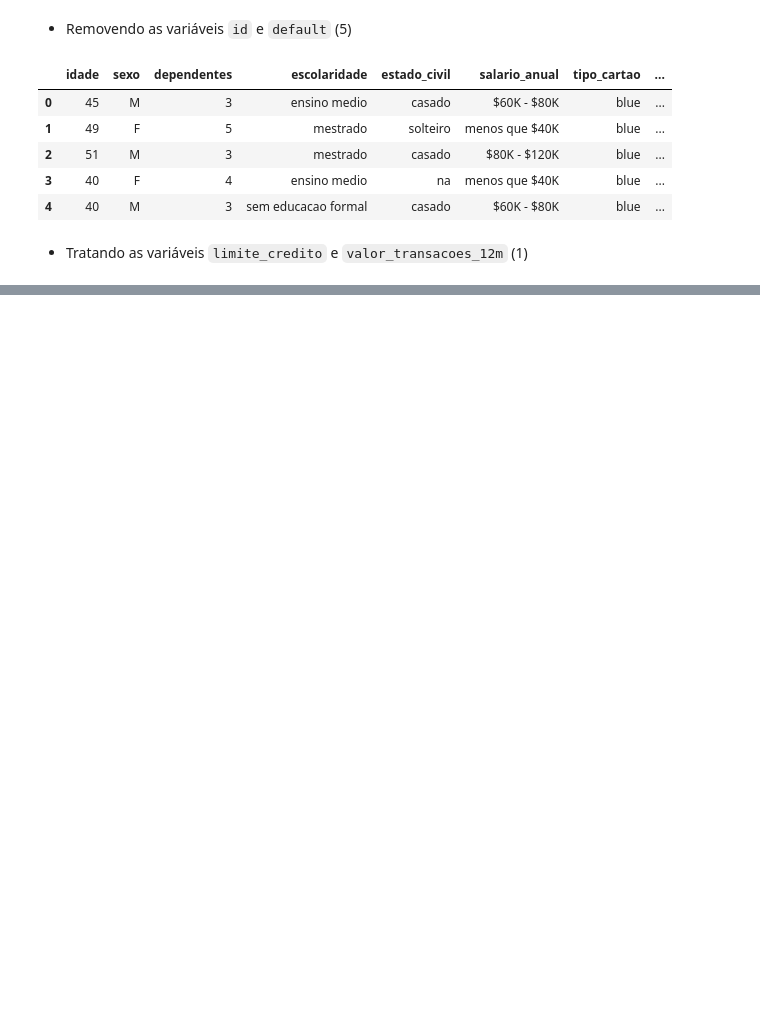
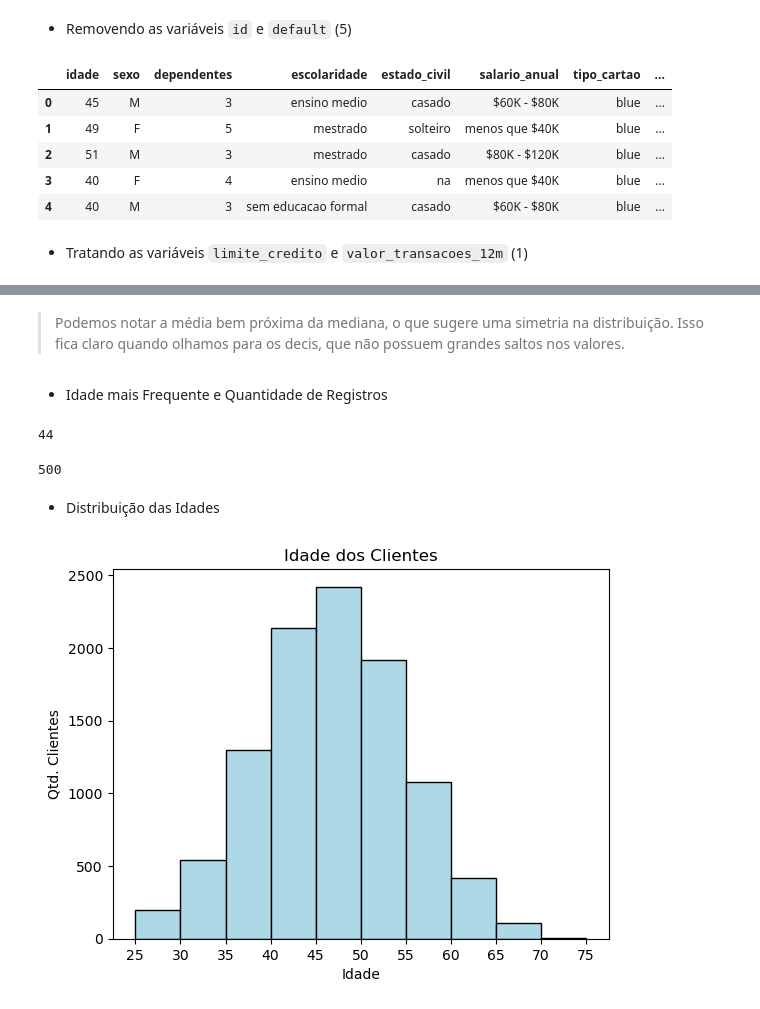
Before and after one commit to LeonardoLaino/credit-analysis, a Jupyter notebook: credit_analysis.ipynb, the cells around one changed output, grey strips where cells are left out. Saved outputs shown, nothing was run; the diff lists cells and outputs as text; code cells hidden in the pictures; blank space fills up the shorter version.

```diff
--- a/credit_analysis.ipynb
+++ b/credit_analysis.ipynb
@@ -265,0 +297,30 @@ credit['valor_transacoes_12m'] = credit['valor_transacoes_12m'].astype('float64'
+# %% [markdown]
+> Podemos notar a média bem próxima da mediana, o que sugere uma simetria na distribuição. Isso fica claro quando olhamos para os decis, que não possuem grandes saltos nos valores.
+# %% [markdown]
+* Idade mais Frequente e Quantidade de Registros
+# %%
+credit['idade'].mode()[0]
+# %% [output]
+44
+# %%
+mask = credit['idade'] == credit['idade'].mode()[0]
+
+credit['idade'][mask].count()
+# %% [output]
+500
+# %% [markdown]
+* Distribuição das Idades
+# %%
+obj = plt.hist(x= credit['idade'], bins= np.array(range(25,80,5)), align= 'mid', edgecolor= 'black', color= 'lightblue')
+
+obj = plt.title('Idade dos Clientes')
+
+obj = plt.xlabel('Idade')
+
+obj = plt.ylabel('Qtd. Clientes')
+
+obj = plt.xticks(np.array(range(25,80,5)))
+
+plt.show(obj)
+# %% [output]
+[figure, added]
```
Also changed, not shown: parts of 73 cells of this notebook.
